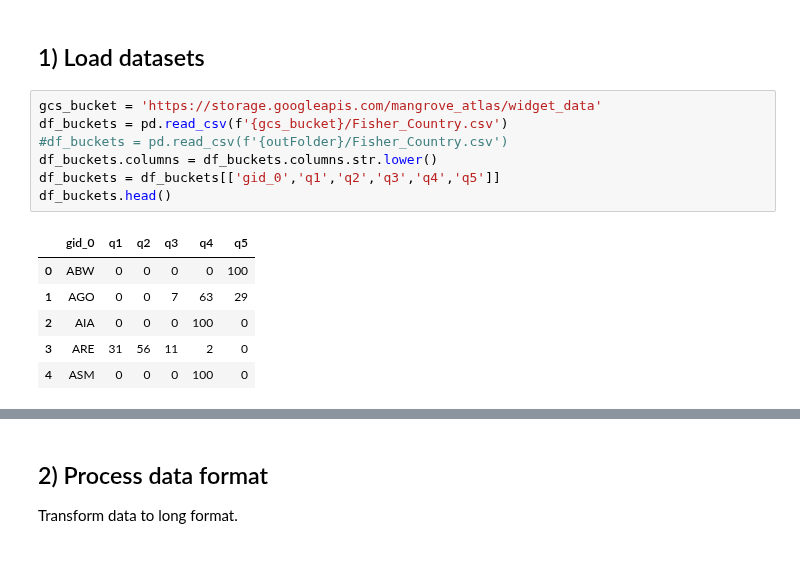
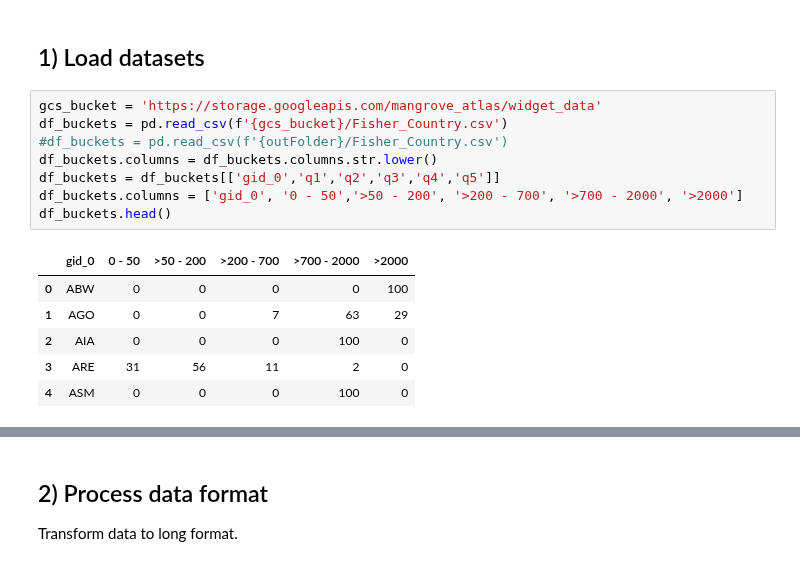
Before and after one commit to Vizzuality/mangrove-atlas, a Jupyter notebook: data/notebooks/Lab/data_processing/widgets-v2/fishing_pressure_data_preparation.ipynb, the cells around one changed output, grey strips where cells are left out. Saved outputs shown, nothing was run; the diff lists cells and outputs as text.

```diff
--- a/data/notebooks/Lab/data_processing/widgets-v2/fishing_pressure_data_preparation.ipynb
+++ b/data/notebooks/Lab/data_processing/widgets-v2/fishing_pressure_data_preparation.ipynb
@@ -34,12 +34,13 @@ PosixPath('/home/jovyan/work/datasets')
 # %%
 gcs_bucket = 'https://storage.googleapis.com/mangrove_atlas/widget_data'
 df_buckets = pd.read_csv(f'{gcs_bucket}/Fisher_Country.csv')
 #df_buckets = pd.read_csv(f'{outFolder}/Fisher_Country.csv')
 df_buckets.columns = df_buckets.columns.str.lower()
 df_buckets = df_buckets[['gid_0','q1','q2','q3','q4','q5']]
+df_buckets.columns = ['gid_0', '0 - 50','>50 - 200', '>200 - 700', '>700 - 2000', '>2000']
 df_buckets.head()
 # %% [output]
-|  | gid_0 | q1 | q2 | q3 | q4 | q5 |
+|  | gid_0 | 0 - 50 | >50 - 200 | >200 - 700 | >700 - 2000 | >2000 |
 | 0 | ABW | 0 | 0 | 0 | 0 | 100 |
 | 1 | AGO | 0 | 0 | 7 | 63 | 29 |
 | 2 | AIA | 0 | 0 | 0 | 100 | 0 |
```
Also changed, not shown: parts of 13 cells of this notebook, 1 other file.
